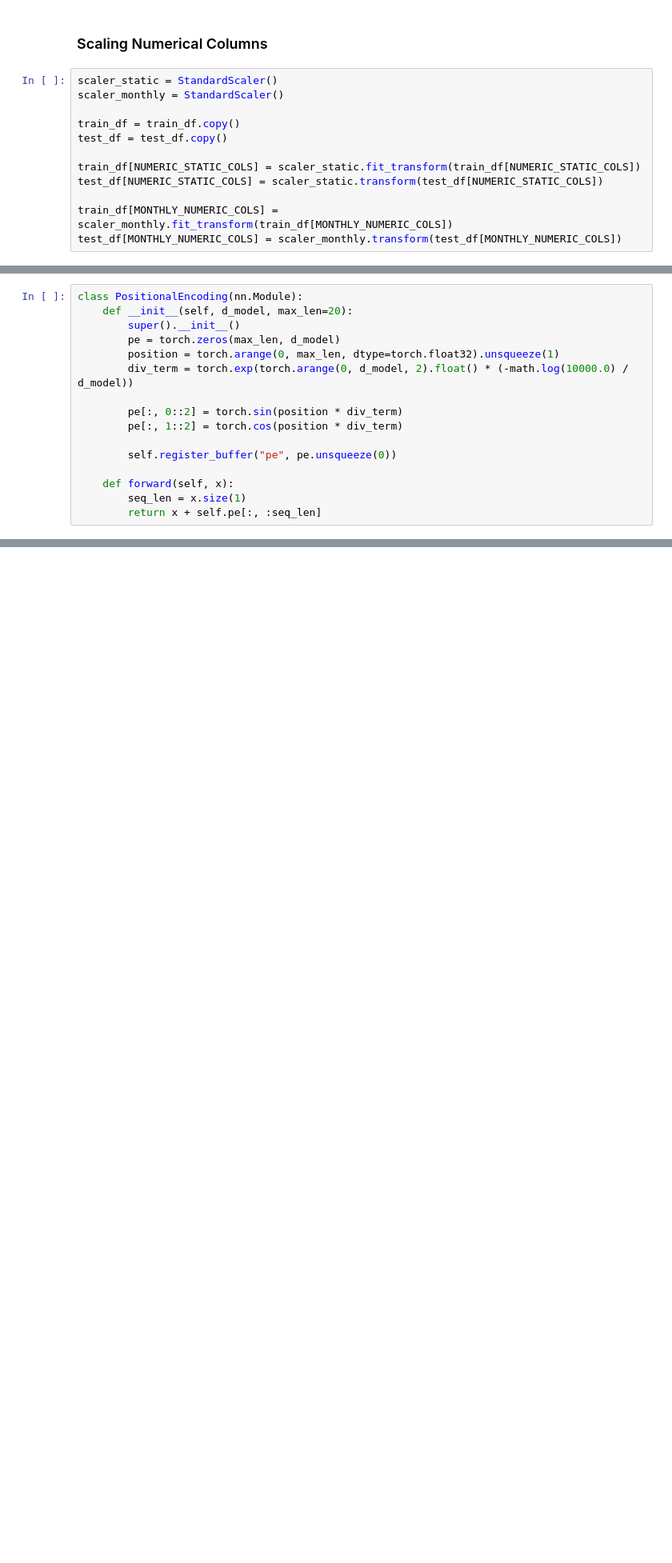
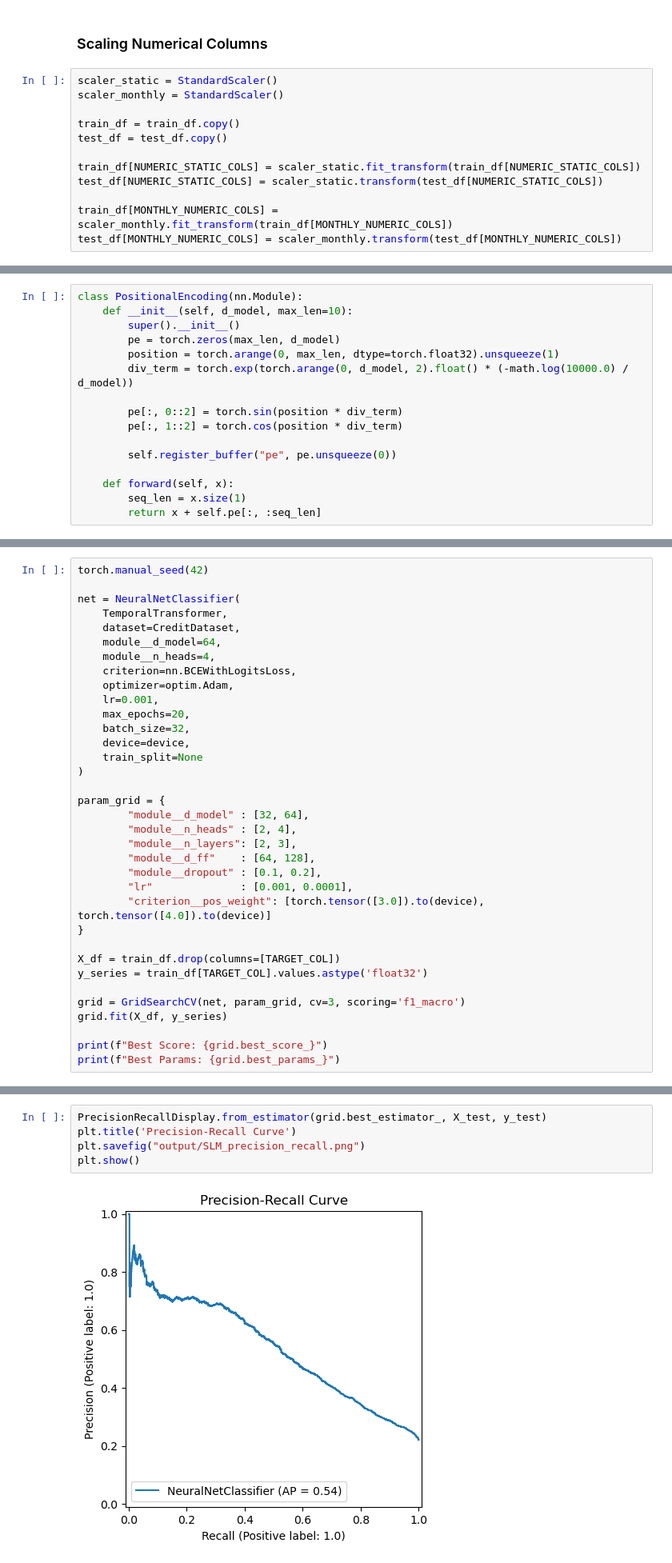
Before and after one commit to Showgath/credit-default-prediction-transformer, a Jupyter notebook: IFTE0002 - Group Project.ipynb, the cells around one changed output, grey strips where cells are left out. Shown at 80% size. Saved outputs shown, nothing was run; the diff lists cells and outputs as text; blank space fills up the shorter version.

```diff
--- a/IFTE0002 - Group Project.ipynb
+++ b/IFTE0002 - Group Project.ipynb
@@ -234,6 +244,6 @@ Positional encoding is used to introduce information about the order of tokens i
 # %%
 class PositionalEncoding(nn.Module):
-    def __init__(self, d_model, max_len=20):
+    def __init__(self, d_model, max_len=10):
         super().__init__()
         pe = torch.zeros(max_len, d_model)
         position = torch.arange(0, max_len, dtype=torch.float32).unsqueeze(1)
@@ -410,0 +437,35 @@ optimizer = torch.optim.Adam(model.parameters(), lr=1e-3)
+# %%
+torch.manual_seed(42)
+
+net = NeuralNetClassifier(
+    TemporalTransformer,
+    dataset=CreditDataset,
+    module__d_model=64,
+    module__n_heads=4,
+    criterion=nn.BCEWithLogitsLoss,
+    optimizer=optim.Adam,
+    lr=0.001,
+    max_epochs=20,
+    batch_size=32,
+    device=device,
+    train_split=None
+)
+
+param_grid = {
+        "module__d_model" : [32, 64],
+        "module__n_heads" : [2, 4],
+        "module__n_layers": [2, 3],
+        "module__d_ff"    : [64, 128],
+        "module__dropout" : [0.1, 0.2],
+        "lr"              : [0.001, 0.0001],
+        "criterion__pos_weight": [torch.tensor([3.0]).to(device), torch.tensor([4.0]).to(device)]
+}
+
+X_df = train_df.drop(columns=[TARGET_COL])
+y_series = train_df[TARGET_COL].values.astype('float32')
+
+grid = GridSearchCV(net, param_grid, cv=3, scoring='f1_macro')
+grid.fit(X_df, y_series)
+
+print(f"Best Score: {grid.best_score_}")
+print(f"Best Params: {grid.best_params_}")
@@ -414,0 +544,7 @@ optimizer = torch.optim.Adam(model.parameters(), lr=1e-3)
+# %%
+PrecisionRecallDisplay.from_estimator(grid.best_estimator_, X_test, y_test)
+plt.title('Precision-Recall Curve')
+plt.savefig("output/SLM_precision_recall.png")
+plt.show()
+# %% [output]
+[figure, added]
```
Also changed, not shown: parts of 47 cells of this notebook, 11 other files.
